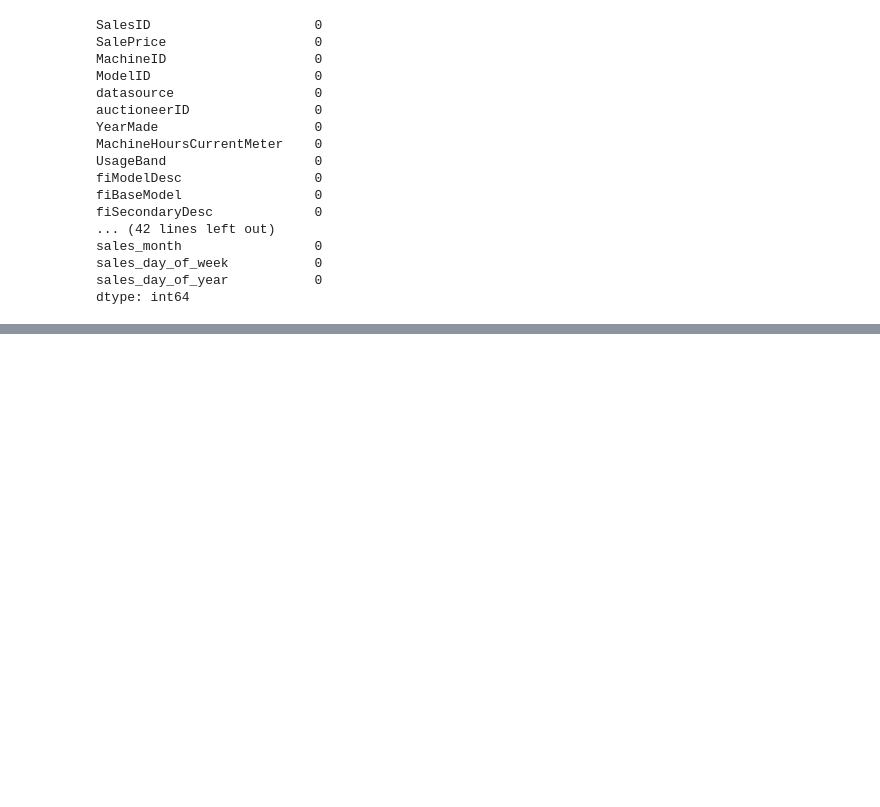
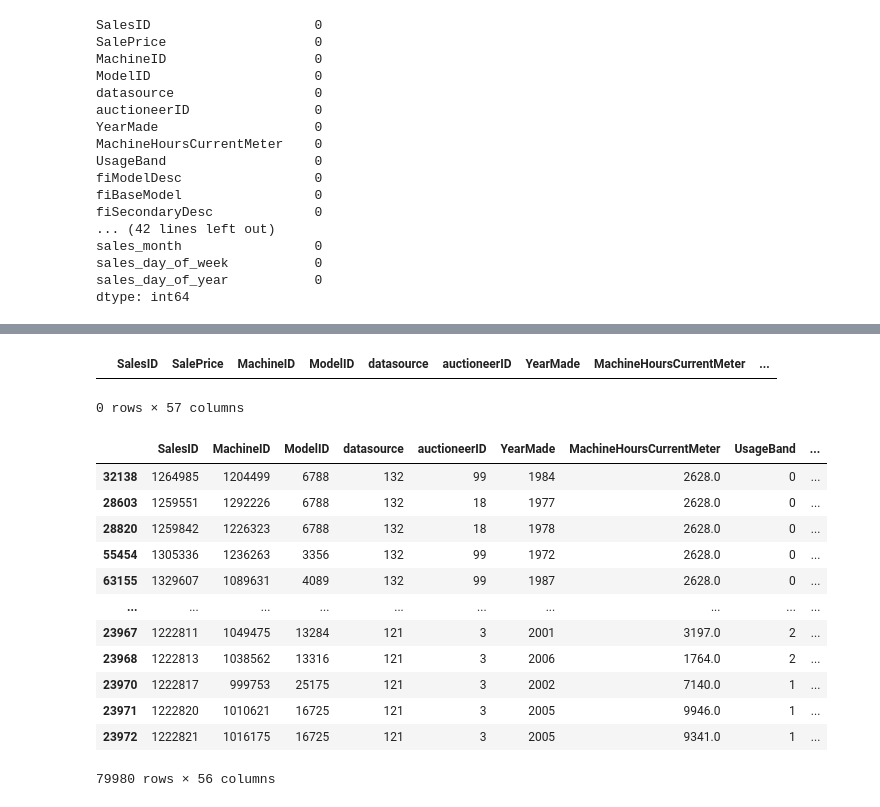
Before and after one commit to abbazs333/ML_dev_training, a Jupyter notebook: end_to_end_bulldozer_price_regression.ipynb, the cells around one changed output, grey strips where cells are left out. Drawn from its saved outputs; the diff is of its cells as text; code cells hidden in the pictures; blank space fills up the shorter version.

```diff
--- a/end_to_end_bulldozer_price_regression.ipynb
+++ b/end_to_end_bulldozer_price_regression.ipynb
@@ -381,12 +390,11 @@ array([31,  9,  0, ...,  0, 16, -1], dtype=int8)
 # %%
 for val in temp_list:
   if pd.api.types.is_categorical_dtype(df[val]) == True:
-    if pd.isnull(df[val]).sum():
-      df[val + "_is_missing"] = df[val]
-      df[val] = pd.Categorical(df[val]).codes + 1
-      df[val] = df[val].fillna(0)
-      df_temp[val] = pd.Categorical(df[val]).codes + 1
-      df_temp[val] = df[val].fillna(0)
+    df[val + "_is_missing"] = df[val]
+    df[val] = pd.Categorical(df[val]).codes + 1
+    df[val] = df[val].fillna(0)
+    df_temp[val] = pd.Categorical(df[val]).codes + 1
+    df_temp[val] = df[val].fillna(0)
 # %%
 df_temp.isnull().sum()
 # %% [output]
@@ -415,0 +424,3 @@ len(df_temp),3
+# %%
+df_train= df_temp[df_temp["sales_year"] < 2012]
+df_train.tail()
@@ -415,0 +435,25 @@ len(df_temp),3
+# %%
+df_valid = df_temp.query('sales_month >= 1 & sales_month <= 4 & sales_year == 2012')
+df_valid
+# %% [output]
+|  | SalesID | SalePrice | MachineID | ModelID | datasource | auctioneerID | YearMade | MachineHoursCurrentMeter | ... |
+0 rows × 57 columns
+# %%
+x_train = df_train.drop("SalePrice", axis = 1)
+y_train = df_train["SalePrice"]
+# %%
+x_train
+# %% [output]
+|  | SalesID | MachineID | ModelID | datasource | auctioneerID | YearMade | MachineHoursCurrentMeter | UsageBand | ... |
+| 32138 | 1264985 | 1204499 | 6788 | 132 | 99 | 1984 | 2628.0 | 0 | ... |
+| 28603 | 1259551 | 1292226 | 6788 | 132 | 18 | 1977 | 2628.0 | 0 | ... |
+| 28820 | 1259842 | 1226323 | 6788 | 132 | 18 | 1978 | 2628.0 | 0 | ... |
+| 55454 | 1305336 | 1236263 | 3356 | 132 | 99 | 1972 | 2628.0 | 0 | ... |
+| 63155 | 1329607 | 1089631 | 4089 | 132 | 99 | 1987 | 2628.0 | 0 | ... |
+| ... | ... | ... | ... | ... | ... | ... | ... | ... | ... |
+| 23967 | 1222811 | 1049475 | 13284 | 121 | 3 | 2001 | 3197.0 | 2 | ... |
+| 23968 | 1222813 | 1038562 | 13316 | 121 | 3 | 2006 | 1764.0 | 2 | ... |
+| 23970 | 1222817 | 999753 | 25175 | 121 | 3 | 2002 | 7140.0 | 1 | ... |
+| 23971 | 1222820 | 1010621 | 16725 | 121 | 3 | 2005 | 9946.0 | 1 | ... |
+| 23972 | 1222821 | 1016175 | 16725 | 121 | 3 | 2005 | 9341.0 | 1 | ... |
+79980 rows × 56 columns
```
Also changed, not shown: parts of 33 cells of this notebook.
